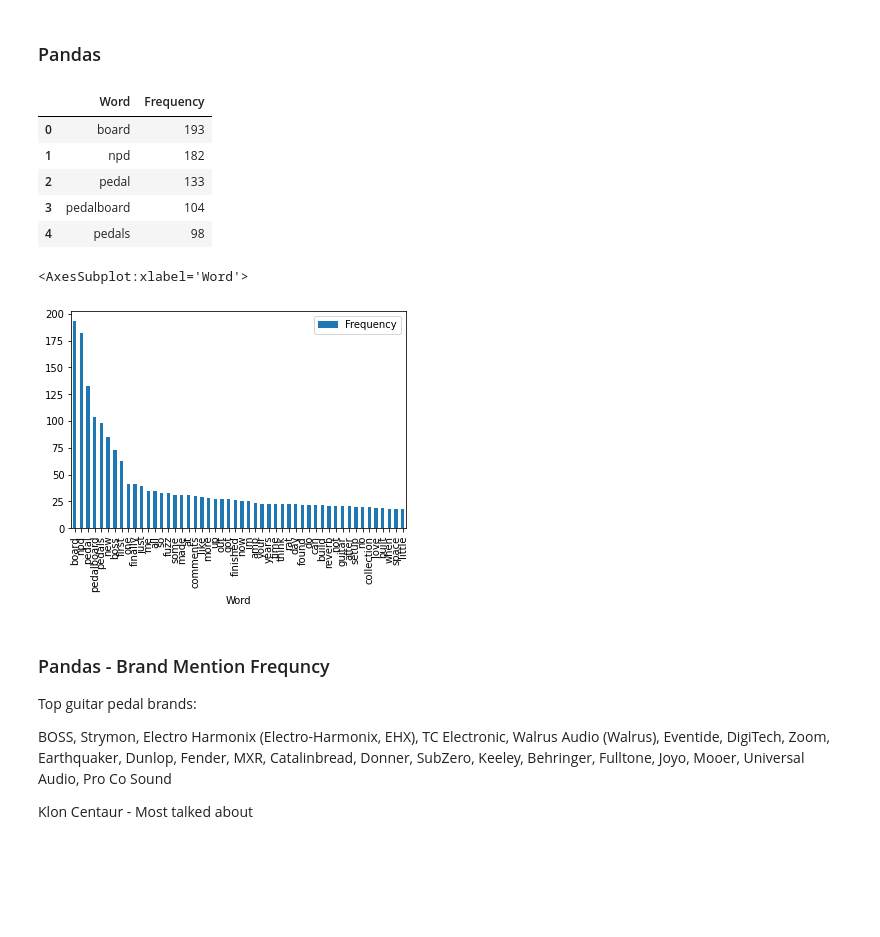
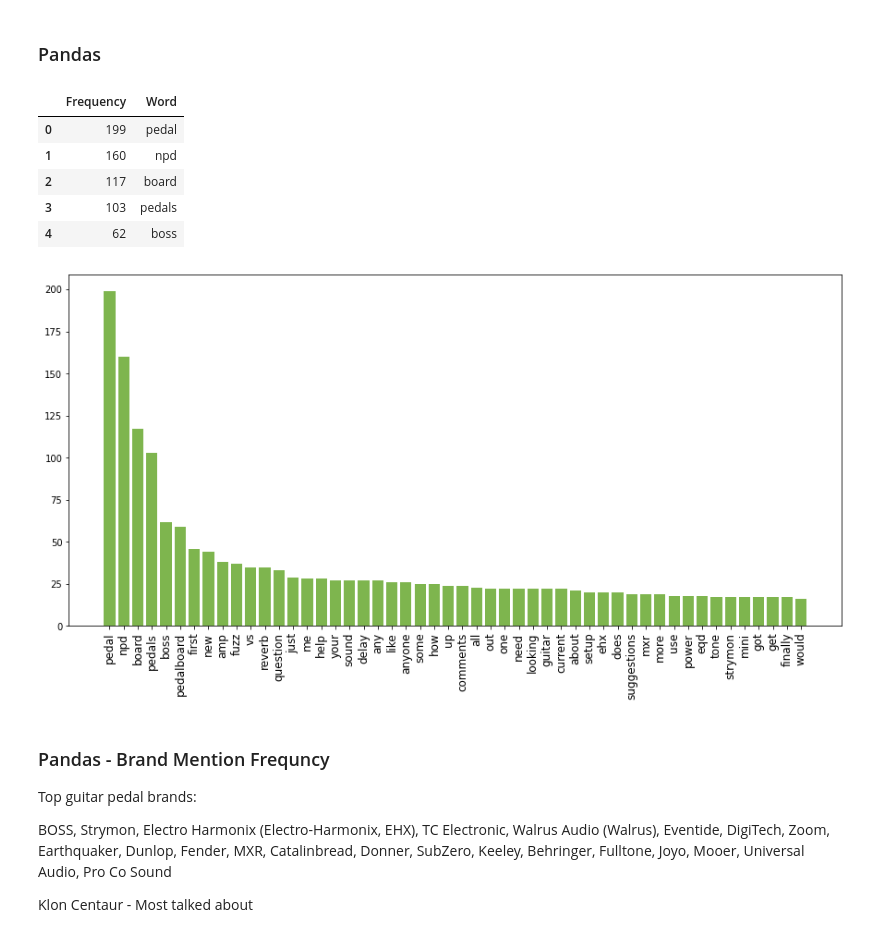
Before and after one commit to leelina024/reddit-guitarpedals, a Jupyter notebook: reddit_guitarpedals_transform.ipynb, the cells around one changed output. Drawn from its saved outputs; the diff is of its cells as text; code cells hidden in the pictures; blank space fills up the shorter version.

```diff
--- a/reddit_guitarpedals_transform.ipynb
+++ b/reddit_guitarpedals_transform.ipynb
@@ -84,11 +84,12 @@ dict(list(word_freq_title.items())[0: 10])
 # %%
 #Removing stop word
 stop_words = ['a','an','and','are','as','be','by','by',	'for','from','has','he','in','is','it','its',
-	'of','on','that','the',	'to','was',	'were','will','with','have','am', 'my', 'i', 'this', 'you', 'what', 'but']
+	'of','on','that','the',	'to','was',	'were','will','with','have','am', 'my', 'i', 'this', 'you', 'what',
+    'but', 'or', 'do', 'can']
 
 title_dict = {}
 for k, v in word_freq_title.items():
     if k not in stop_words:
         title_dict[k] = v
-title_dict.pop('')
+title_dict.pop('') #removing ' ' blank in dict
 # %% [output]
@@ -114,22 +124,27 @@ sorted_title[0:10]
 # %%
 #Pandas dataframe and analysis
 #First, title analysis. Which pedals/brands were mentioned the most?
-titles_df = pd.DataFrame(sorted_title)
+import matplotlib.pyplot as plt
+
+df_title = pd.DataFrame(sorted_title, columns=['Frequency', 'Word'])
+df_title.head()
+# %% [output]
+|  | Frequency | Word |
+| 0 | 199 | pedal |
+| 1 | 160 | npd |
+| 2 | 117 | board |
+| 3 | 103 | pedals |
+| 4 | 62 | boss |
-# %%
-columns_titles = ["Word","Frequency"]
-titles_df = titles_df.reindex(columns=columns_titles)
-titles_df.head()
-# %% [output]
-|  | Word | Frequency |
-| 0 | board | 193 |
-| 1 | npd | 182 |
-| 2 | pedal | 133 |
-| 3 | pedalboard | 104 |
-| 4 | pedals | 98 |
 # %%
 #Top 50 words mentioned
-title_50 = titles_df.iloc[0:50]
-title_50.plot(x = 'Word', y = 'Frequency', kind='bar')
+title_50 = df_title.iloc[0:50]
+x = title_50['Word']
+y = title_50['Frequency']
+
+
+plt.xticks(fontsize = 12, rotation='vertical')
+plt.gcf().set_size_inches(15, 7)
+plt.bar(x,y, color = '#7eb54e')
+plt.show()
 # %% [output]
-<AxesSubplot:xlabel='Word'>
-[figure, old version]
+[figure, new version]
```
Also changed, not shown: parts of 12 cells of this notebook.
